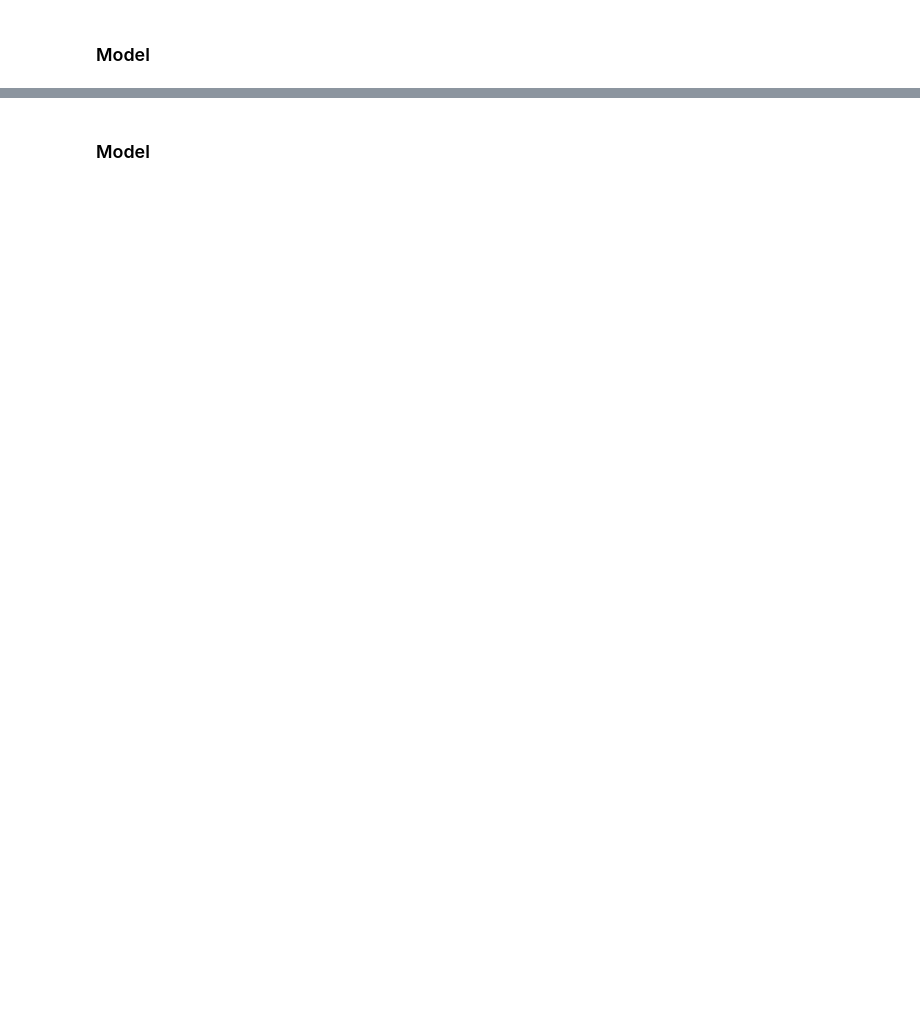
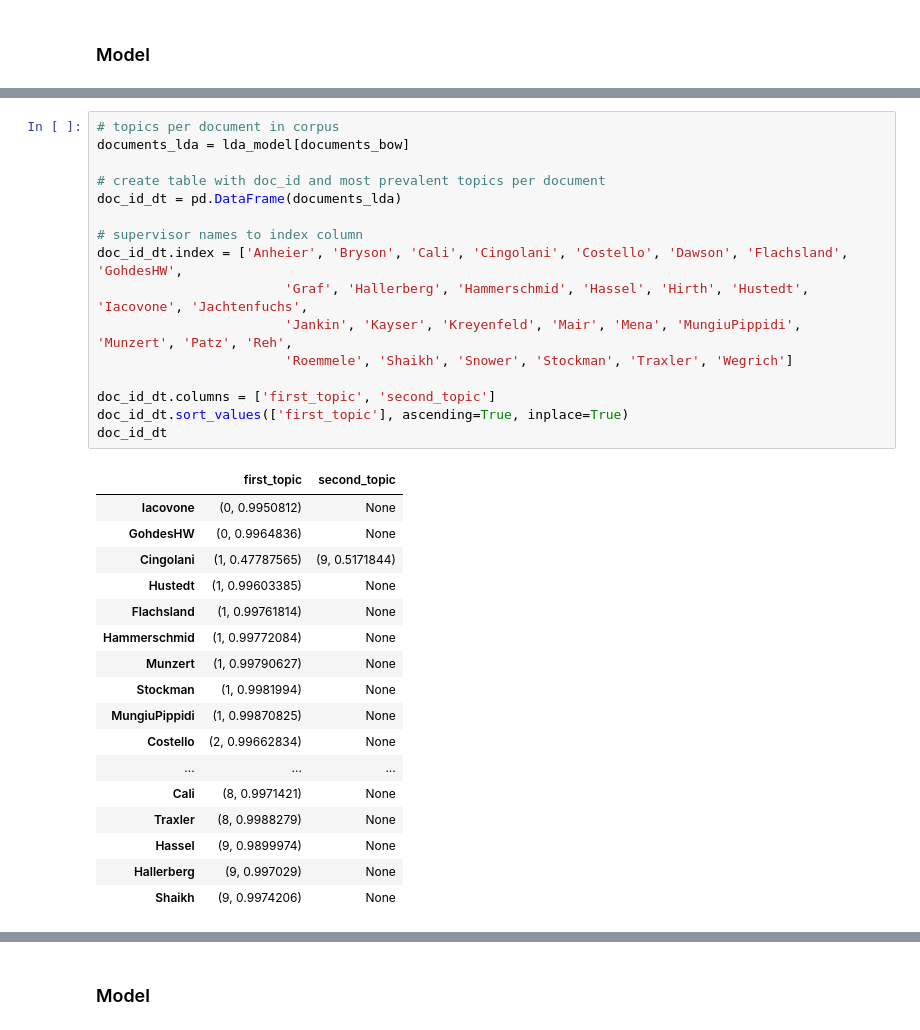
Before and after one commit to cbsobral/NLP-Supervisor-Recommender, a Jupyter notebook: topic_choices.ipynb, the cells around one changed output, grey strips where cells are left out. Saved outputs shown, nothing was run; the diff lists cells and outputs as text; blank space fills up the shorter version.

```diff
--- a/topic_choices.ipynb
+++ b/topic_choices.ipynb
@@ -352,0 +135,34 @@ Roemmele
+# %%
+# topics per document in corpus
+documents_lda = lda_model[documents_bow]
+
+# create table with doc_id and most prevalent topics per document
+doc_id_dt = pd.DataFrame(documents_lda)
+
+# supervisor names to index column
+doc_id_dt.index = ['Anheier', 'Bryson', 'Cali', 'Cingolani', 'Costello', 'Dawson', 'Flachsland', 'GohdesHW',
+                        'Graf', 'Hallerberg', 'Hammerschmid', 'Hassel', 'Hirth', 'Hustedt', 'Iacovone', 'Jachtenfuchs',
+                        'Jankin', 'Kayser', 'Kreyenfeld', 'Mair', 'Mena', 'MungiuPippidi', 'Munzert', 'Patz', 'Reh',
+                        'Roemmele', 'Shaikh', 'Snower', 'Stockman', 'Traxler', 'Wegrich']
+
+doc_id_dt.columns = ['first_topic', 'second_topic']
+doc_id_dt.sort_values(['first_topic'], ascending=True, inplace=True)
+doc_id_dt
+# %% [output]
+|  | first_topic | second_topic |
+| Iacovone | (0, 0.9950812) | None |
+| GohdesHW | (0, 0.9964836) | None |
+| Cingolani | (1, 0.47787565) | (9, 0.5171844) |
+| Hustedt | (1, 0.99603385) | None |
+| Flachsland | (1, 0.99761814) | None |
+| Hammerschmid | (1, 0.99772084) | None |
+| Munzert | (1, 0.99790627) | None |
+| Stockman | (1, 0.9981994) | None |
+| MungiuPippidi | (1, 0.99870825) | None |
+| Costello | (2, 0.99662834) | None |
+| ... | ... | ... |
+| Cali | (8, 0.9971421) | None |
+| Traxler | (8, 0.9988279) | None |
+| Hassel | (9, 0.9899974) | None |
+| Hallerberg | (9, 0.997029) | None |
+| Shaikh | (9, 0.9974206) | None |
```
Also changed, not shown: parts of 81 cells of this notebook.
